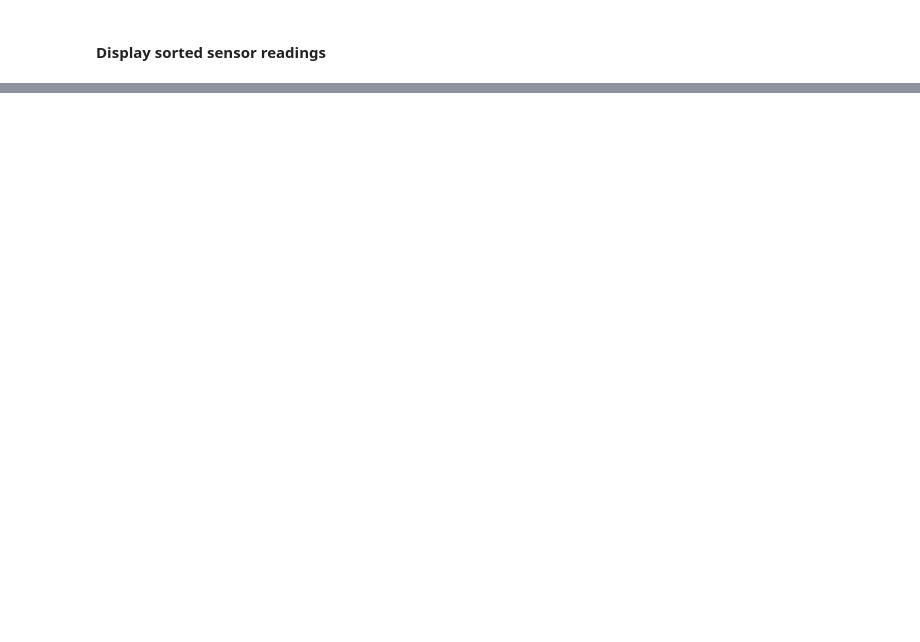
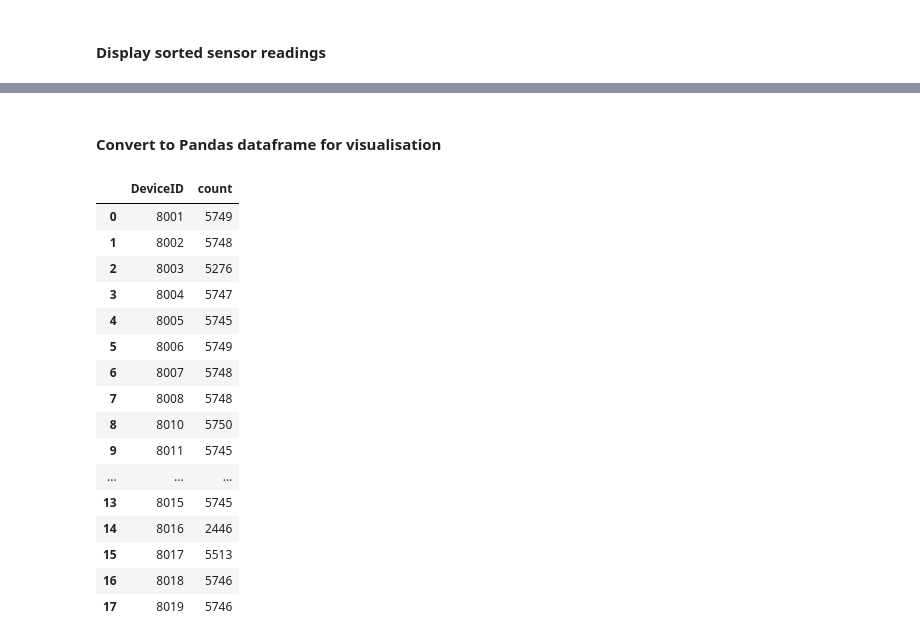
Before and after one commit to virtualarchitectures/ICRI_Envirosensor_Data_Analysis, a Jupyter notebook: ICRI Envirosensor Data Analysis.ipynb, the cells around one changed output, grey strips where cells are left out. Saved outputs shown, nothing was run; the diff lists cells and outputs as text; code cells hidden in the pictures; blank space fills up the shorter version.

```diff
--- a/ICRI Envirosensor Data Analysis.ipynb
+++ b/ICRI Envirosensor Data Analysis.ipynb
@@ -315,0 +401,23 @@ only showing top 10 rows
+# %% [markdown]
+#### Convert to Pandas dataframe for visualisation
+# %%
+visual_df = df_sql.toPandas()
+visual_df
+# %% [output]
+|  | DeviceID | count |
+| 0 | 8001 | 5749 |
+| 1 | 8002 | 5748 |
+| 2 | 8003 | 5276 |
+| 3 | 8004 | 5747 |
+| 4 | 8005 | 5745 |
+| 5 | 8006 | 5749 |
+| 6 | 8007 | 5748 |
+| 7 | 8008 | 5748 |
+| 8 | 8010 | 5750 |
+| 9 | 8011 | 5745 |
+| ... | ... | ... |
+| 13 | 8015 | 5745 |
+| 14 | 8016 | 2446 |
+| 15 | 8017 | 5513 |
+| 16 | 8018 | 5746 |
+| 17 | 8019 | 5746 |
```
Also changed, not shown: parts of 35 cells of this notebook.
